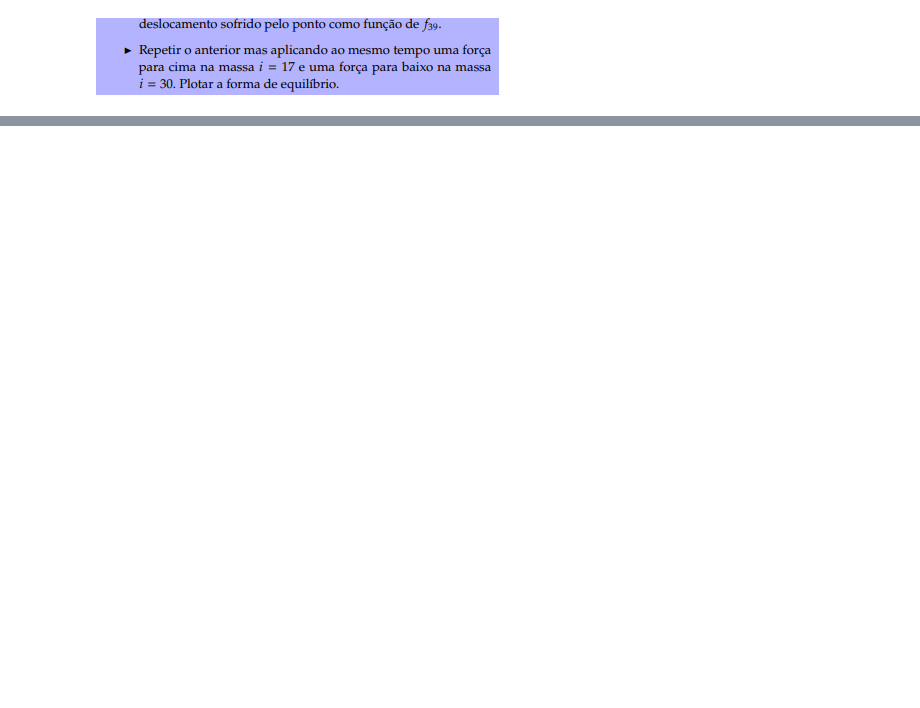
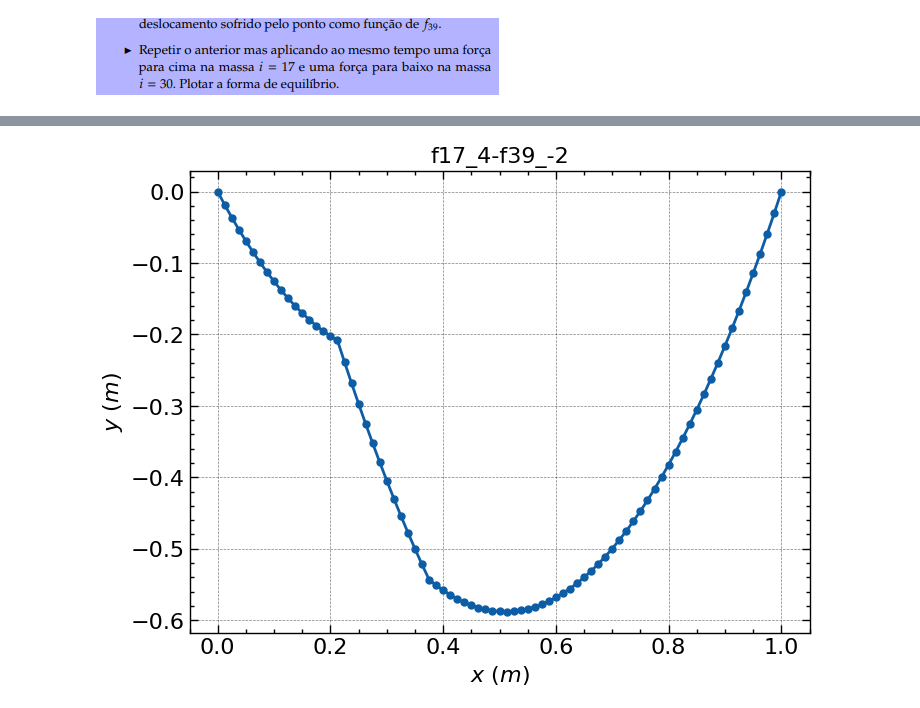
Before and after one commit to matncb/fund-prog, a Jupyter notebook: lista3/corda.ipynb, the cells around one changed output, grey strips where cells are left out. Cells and saved outputs as stored; diff of their text form; code cells hidden in the pictures; blank space fills up the shorter version.

Commit message:
finalizando corda

```diff
--- a/lista3/corda.ipynb
+++ b/lista3/corda.ipynb
@@ -90,0 +109,22 @@ plt.plot(Y)
+# %%
+def plot(X,Y, title, limitado = True): #plota o gráfico da resolução
+    plt.clf()
+
+    #adiciona os pontos (0,0) e (1,0) da condição de contorno
+    X = np.append(np.array([0]), X)
+    X = np.append(X, np.array([1]))
+
+    Y = np.append(np.array([0]), Y)
+    Y = np.append(Y,np.array([0]))
+
+    #faz o plot
+    plt.plot(X, Y, marker = 'o', ms = 5)
+    plt.xlabel("$x \ (m)$")
+    plt.ylabel("$y \ (m)$")
+
+    if limitado: # para visualizar em escala, limitam-se os eixos
+        plt.xlim(0,1)
+        plt.ylim(-0.7, 0.3)
+
+    plt.title(title)
+    plt.savefig(f"./corda-plot/{title}.png") #salva gráfico na pasta
@@ -90,0 +188,23 @@ plt.plot(Y)
+# %%
+def eq_f(f_17, f_30):
+    #define parâmetros básicos
+    N= 80
+    L = 1
+    T = 2
+    rho = lambda x: 1
+
+    #define a força externa pedida
+    f = np.zeros(N-1)
+    f[16] = f_17
+    f[29] = f_30
+
+    #Resolve e plota o sistema
+    X, Y =  main_gauss_seidel(N,L,rho,T, f)
+    plot(X= X,Y = Y, title = f"f17_{f_17}-f39_{f_30}", limitado=False)
+# %%
+f = [(0,-4),(4,0), (1,-1), (2, -2),(3, -3), (4,-4), (2,-4), (4, -2)] #pares de forças a serem considerados
+
+for f_17, f_30 in f:
+    eq_f(f_17, f_30) #resolve, faz o plot e salva para cada par
+# %% [output]
+[figure, added]
```
Also changed, not shown: parts of 10 cells of this notebook, 25 other files.
